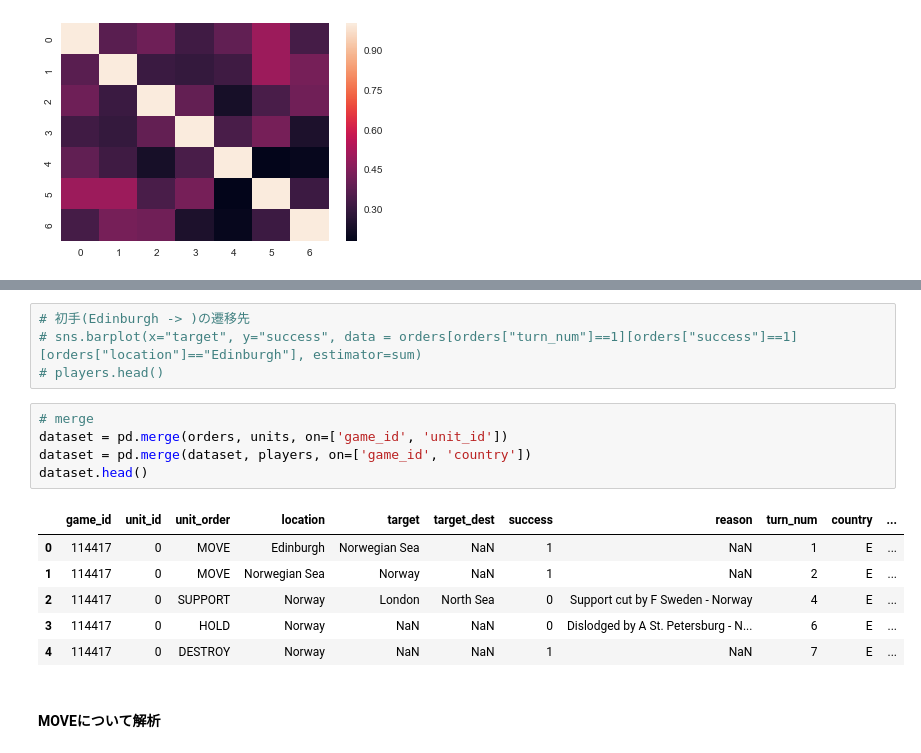
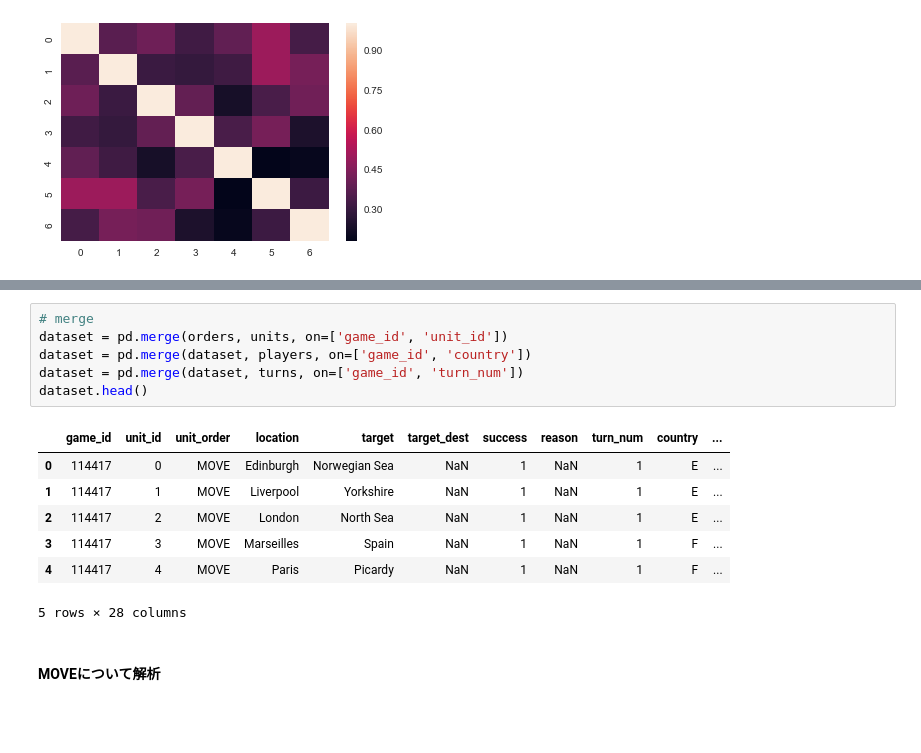
Before and after one commit to sorashido/DiplomacyPredict, a Jupyter notebook: src/v2.ipynb, the cells around one changed output, grey strips where cells are left out. Drawn from its saved outputs; the diff is of its cells as text; blank space fills up the shorter version.

```diff
--- a/src/v2.ipynb
+++ b/src/v2.ipynb
@@ -115,22 +116,20 @@ sns.heatmap(correlation_matrix)
 # %% [markdown]
 ### unitの動きについて分析
 <img src="../img/maxresdefault.jpg" width="300">
-# %%
-# 初手(Edinburgh -> )の遷移先
-# sns.barplot(x="target", y="success", data = orders[orders["turn_num"]==1][orders["success"]==1][orders["location"]=="Edinburgh"], estimator=sum)
-# players.head()
 # %%
 # merge
 dataset = pd.merge(orders, units, on=['game_id', 'unit_id'])
 dataset = pd.merge(dataset, players, on=['game_id', 'country'])
+dataset = pd.merge(dataset, turns, on=['game_id', 'turn_num'])
 dataset.head()
 # %% [output]
 |  | game_id | unit_id | unit_order | location | target | target_dest | success | reason | turn_num | country | ... |
 | 0 | 114417 | 0 | MOVE | Edinburgh | Norwegian Sea | NaN | 1 | NaN | 1 | E | ... |
-| 1 | 114417 | 0 | MOVE | Norwegian Sea | Norway | NaN | 1 | NaN | 2 | E | ... |
-| 2 | 114417 | 0 | SUPPORT | Norway | London | North Sea | 0 | Support cut by F Sweden - Norway | 4 | E | ... |
-| 3 | 114417 | 0 | HOLD | Norway | NaN | NaN | 0 | Dislodged by A St. Petersburg - N... | 6 | E | ... |
-| 4 | 114417 | 0 | DESTROY | Norway | NaN | NaN | 1 | NaN | 7 | E | ... |
+| 1 | 114417 | 1 | MOVE | Liverpool | Yorkshire | NaN | 1 | NaN | 1 | E | ... |
+| 2 | 114417 | 2 | MOVE | London | North Sea | NaN | 1 | NaN | 1 | E | ... |
+| 3 | 114417 | 3 | MOVE | Marseilles | Spain | NaN | 1 | NaN | 1 | F | ... |
+| 4 | 114417 | 4 | MOVE | Paris | Picardy | NaN | 1 | NaN | 1 | F | ... |
+5 rows × 28 columns
 # %% [markdown]
 #### MOVEについて解析
 # %%
```
Also changed, not shown: parts of 9 cells of this notebook.
